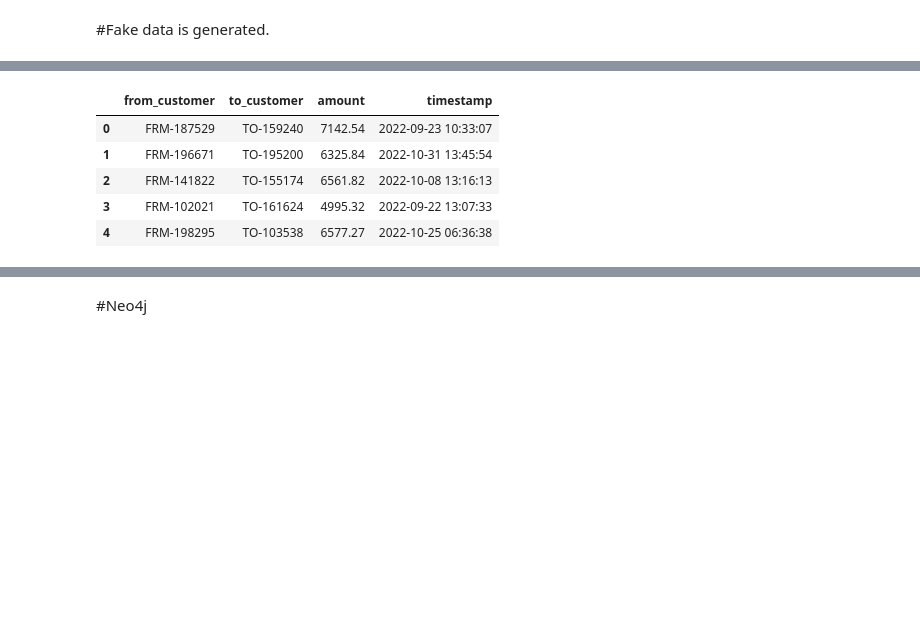
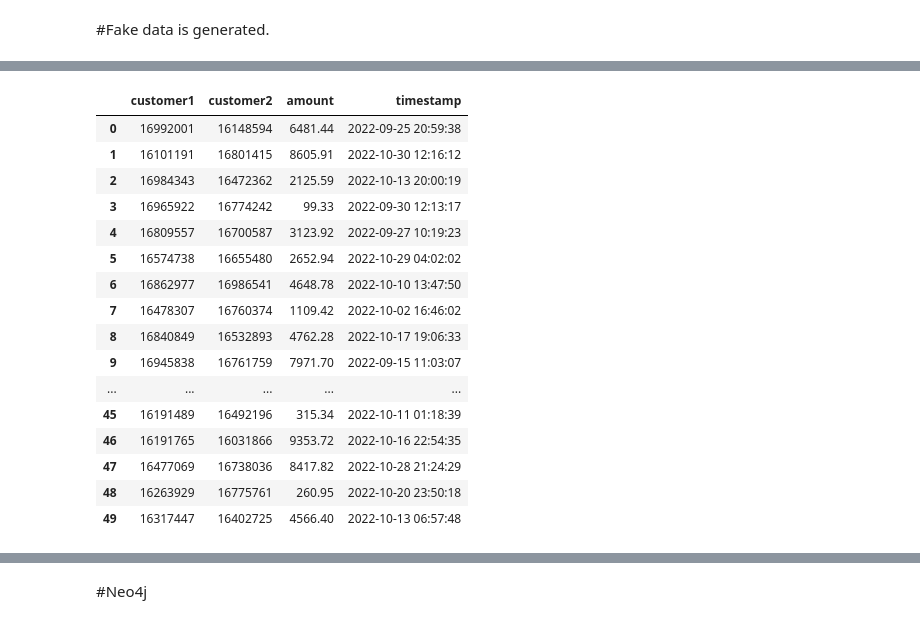
Before and after one commit to nekodu/Neo4j_Fakedata, a Jupyter notebook: fake_data.ipynb, the cells around one changed output, grey strips where cells are left out. Cells and saved outputs as stored; diff of their text form; code cells hidden in the pictures; blank space fills up the shorter version.

Commit message:
error

```diff
--- a/fake_data.ipynb
+++ b/fake_data.ipynb
@@ -28,20 +29,27 @@ for i in range(row_number):
     fake_data['timestamp'].append(fake.date_time_ad(start_datetime=datetime.datetime(2022,9,14)))
 # %%
 #To_customer feauture
-templist=[]
+#templist=[]
 #check the key value from list_converted defaultdict
-for k,v in list(fake_data.items()):
-    if k=='from_customer':
-        #Change FRM tag to TO tag
-        for item in v:
-                splited_item=item.split('-')
-                splited_item[0]='TO'
-                concat_item='-'.join(splited_item)
-                templist.append(concat_item)#item
+#for v in list(fake_data.items()):
+#    if k=='from_customer':
+#        #Change FRM tag to TO tag
+#     for item in v:
+#                splited_item=item.split('-')
+#                splited_item[0]='TO'
+#               concat_item='-'.join(splited_item)
+#               templist.append(item)
 #To_customer yapısında yer değişikliği random
-random.shuffle(templist)
-fake_data['to_customer']=templist
+#Dict values where 0 shuffle
+#templist=random.shuffle(templsit)
+
+#fake_data['to_customer']=random.shuffle(fake_data.values())
+#templist=list(fake_data.values())[0]
+#random.shuffle(templist)
+#fake_data['to_customer']=templist
 # %%
 df=pd.DataFrame(fake_data)
-df=df[['from_customer','to_customer','amount','timestamp']]
+
+df=df[['customer1','customer2','amount','timestamp']]
 #dropped_df=df.drop(['amount','timestamp'], axis=1)
+df
@@ -53,15 +74,36 @@ except:
+# %%
+try:
+    any(df['customer1']==df['customer2'])
+except:
+    print("Same value error")
+
+for i in range(len(df)):
+    if df['customer1'][i]==df['customer2'][i]:
+        df['customer2'][i]=fake.bothify(text='16######')
 # %%
 #type(df_manipulation['from_customer'].str.extract('(\d+)')==df_manipulation['to_customer'].str.extract('(\d+)'))
 #GET INDEX NUMBER:
     #df_manipulation[df['from_customer']=='FRM-757739'].index.item()
 #Seperate the numbers:
     #df_manipulation['from_customer'].str.extract('(\d+)'))
     #df_manipulation['to_customer'].str.extract('(\d+)'))
-df.head()
+
+df
 # %% [output]
-|  | from_customer | to_customer | amount | timestamp |
-| 0 | FRM-187529 | TO-159240 | 7142.54 | 2022-09-23 10:33:07 |
-| 1 | FRM-196671 | TO-195200 | 6325.84 | 2022-10-31 13:45:54 |
-| 2 | FRM-141822 | TO-155174 | 6561.82 | 2022-10-08 13:16:13 |
-| 3 | FRM-102021 | TO-161624 | 4995.32 | 2022-09-22 13:07:33 |
-| 4 | FRM-198295 | TO-103538 | 6577.27 | 2022-10-25 06:36:38 |
+|  | customer1 | customer2 | amount | timestamp |
+| 0 | 16992001 | 16148594 | 6481.44 | 2022-09-25 20:59:38 |
+| 1 | 16101191 | 16801415 | 8605.91 | 2022-10-30 12:16:12 |
+| 2 | 16984343 | 16472362 | 2125.59 | 2022-10-13 20:00:19 |
+| 3 | 16965922 | 16774242 | 99.33 | 2022-09-30 12:13:17 |
+| 4 | 16809557 | 16700587 | 3123.92 | 2022-09-27 10:19:23 |
+| 5 | 16574738 | 16655480 | 2652.94 | 2022-10-29 04:02:02 |
+| 6 | 16862977 | 16986541 | 4648.78 | 2022-10-10 13:47:50 |
+| 7 | 16478307 | 16760374 | 1109.42 | 2022-10-02 16:46:02 |
+| 8 | 16840849 | 16532893 | 4762.28 | 2022-10-17 19:06:33 |
+| 9 | 16945838 | 16761759 | 7971.70 | 2022-09-15 11:03:07 |
+| ... | ... | ... | ... | ... |
+| 45 | 16191489 | 16492196 | 315.34 | 2022-10-11 01:18:39 |
+| 46 | 16191765 | 16031866 | 9353.72 | 2022-10-16 22:54:35 |
+| 47 | 16477069 | 16738036 | 8417.82 | 2022-10-28 21:24:29 |
+| 48 | 16263929 | 16775761 | 260.95 | 2022-10-20 23:50:18 |
+| 49 | 16317447 | 16402725 | 4566.40 | 2022-10-13 06:57:48 |
```
Also changed, not shown: parts of 9 cells of this notebook.
